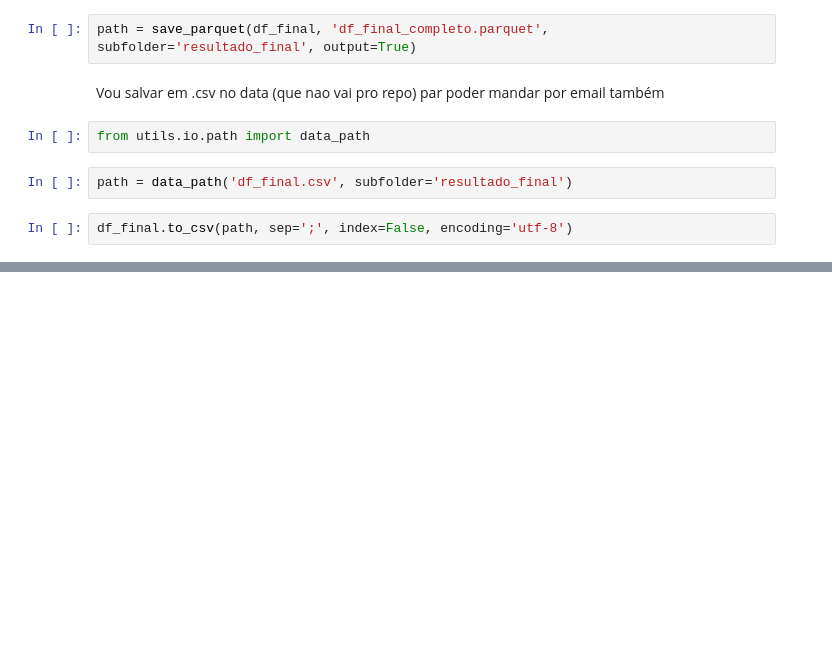
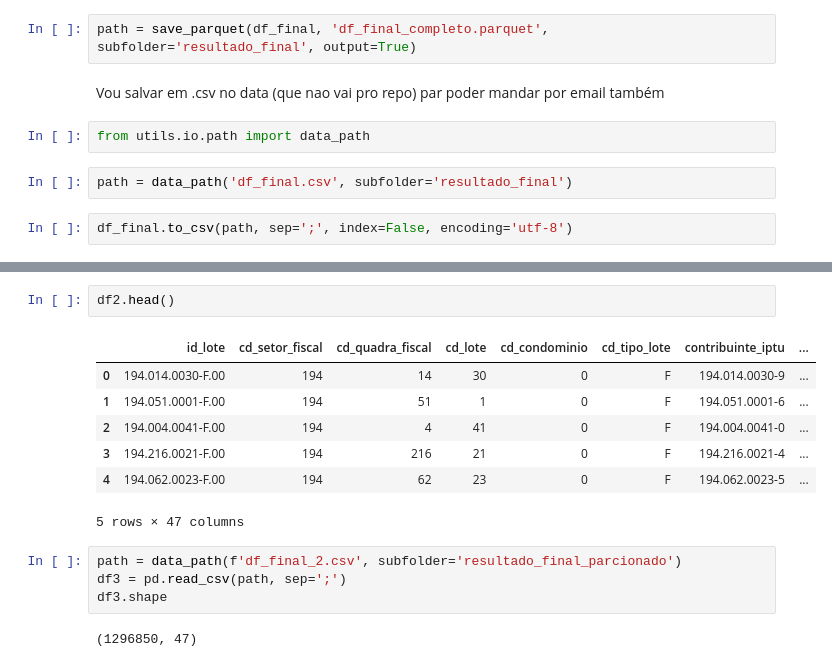
Before and after one commit to h-pgy/zoneamento_lotes_pmsp, a Jupyter notebook: 03_data_munging_final.ipynb, the cells around one changed output, grey strips where cells are left out. Drawn from its saved outputs; the diff is of its cells as text; blank space fills up the shorter version.

```diff
--- a/03_data_munging_final.ipynb
+++ b/03_data_munging_final.ipynb
@@ -766,0 +843,16 @@ pd.read_csv(path, sep=';').head()
+# %%
+df2.head()
+# %% [output]
+|  | id_lote | cd_setor_fiscal | cd_quadra_fiscal | cd_lote | cd_condominio | cd_tipo_lote | contribuinte_iptu | ... |
+| 0 | 194.014.0030-F.00 | 194 | 14 | 30 | 0 | F | 194.014.0030-9 | ... |
+| 1 | 194.051.0001-F.00 | 194 | 51 | 1 | 0 | F | 194.051.0001-6 | ... |
+| 2 | 194.004.0041-F.00 | 194 | 4 | 41 | 0 | F | 194.004.0041-0 | ... |
+| 3 | 194.216.0021-F.00 | 194 | 216 | 21 | 0 | F | 194.216.0021-4 | ... |
+| 4 | 194.062.0023-F.00 | 194 | 62 | 23 | 0 | F | 194.062.0023-5 | ... |
+5 rows × 47 columns
+# %%
+path = data_path(f'df_final_2.csv', subfolder='resultado_final_parcionado')
+df3 = pd.read_csv(path, sep=';')
+df3.shape
+# %% [output]
+(1296850, 47)
```
Also changed, not shown: parts of 24 cells of this notebook, 1 other file.
